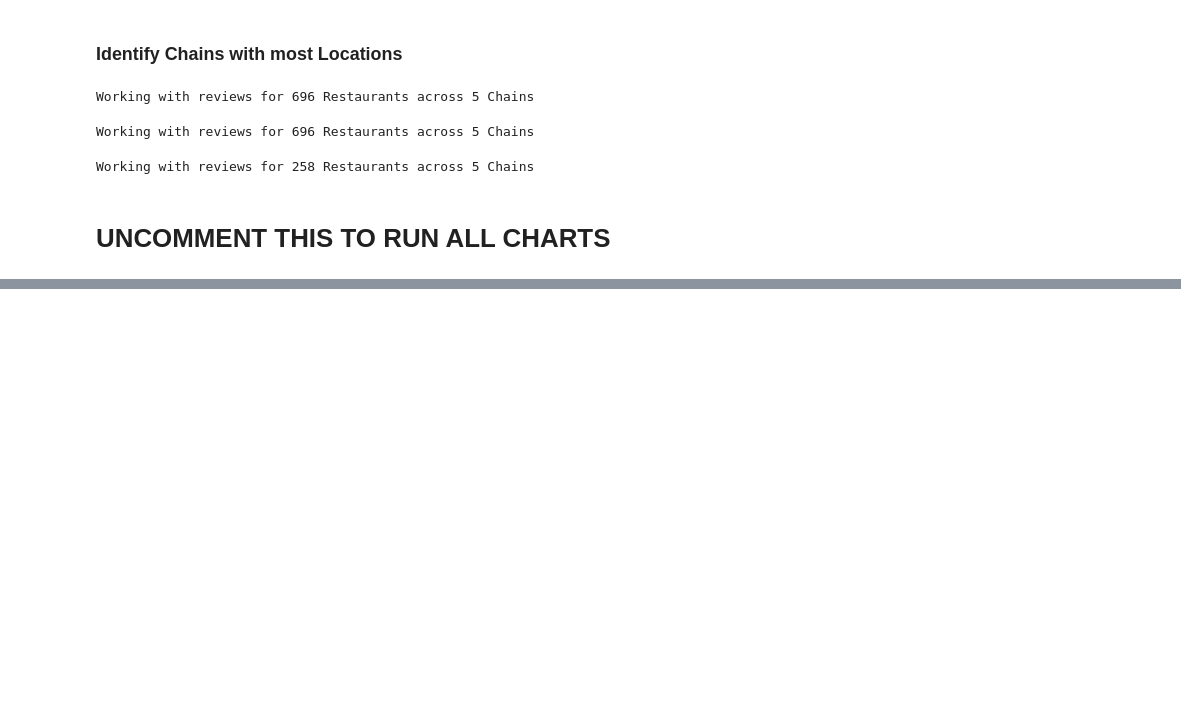
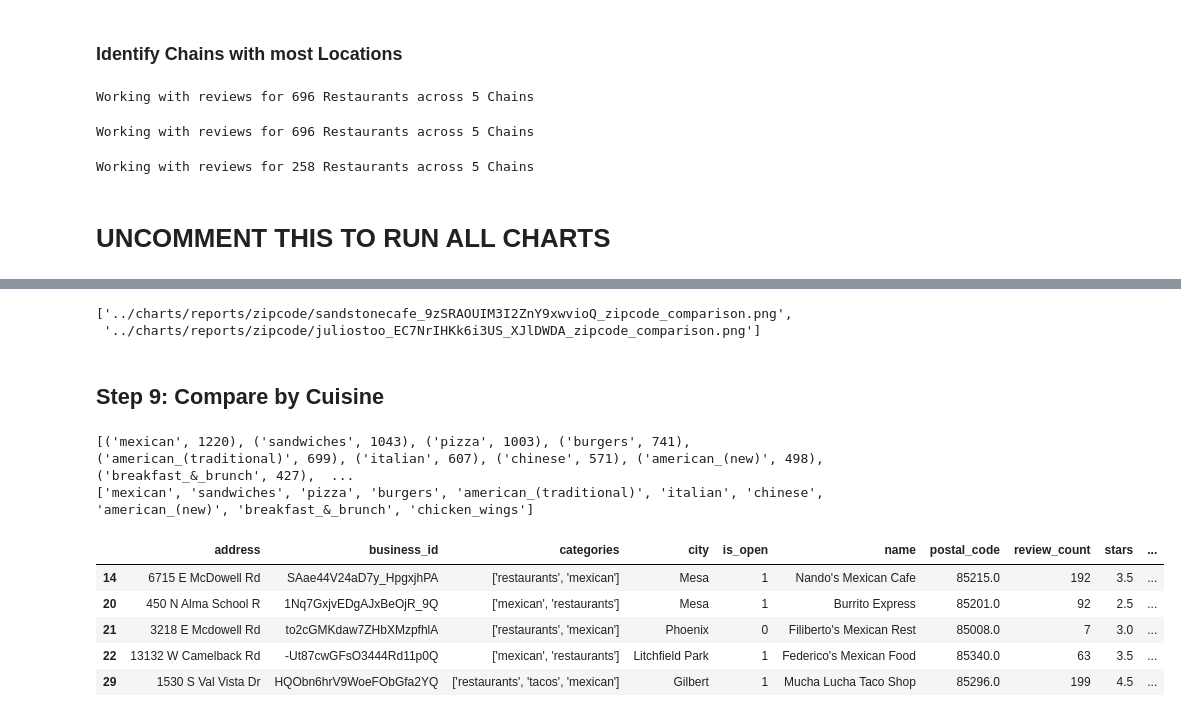
Before and after one commit to samgutentag/yelpsubtopics, a Jupyter notebook: 02_SubTopicReviews/SubTopic_Investigation.ipynb, the cells around one changed output, grey strips where cells are left out. Saved outputs shown, nothing was run; the diff lists cells and outputs as text; code cells hidden in the pictures; blank space fills up the shorter version.

```diff
--- a/02_SubTopicReviews/SubTopic_Investigation.ipynb
+++ b/02_SubTopicReviews/SubTopic_Investigation.ipynb
@@ -369,0 +221,30 @@ Working with reviews for 258 Restaurants across 5 Chains
+# %%
+[compare_to_zipcode(reviews, x, biz_subtopics=biz_subtopics, show=False) for x in all_zip_bids[:2]]
+[compare_to_zipcode(reviews, x, biz_subtopics=biz_subtopics, show=False) for x in ff_zip_bids[:2]]
+[compare_to_zipcode(reviews, x, biz_subtopics=biz_subtopics, show=False) for x in nff_zip_bids[:2]]
+# %% [output]
+['../charts/reports/zipcode/sandstonecafe_9zSRAOUIM3I2ZnY9xwvioQ_zipcode_comparison.png',
+ '../charts/reports/zipcode/juliostoo_EC7NrIHKk6i3US_XJlDWDA_zipcode_comparison.png']
+# %% [markdown]
+## Step 9: Compare by Cuisine
+# %%
+n = 10
+cuisines = list(itertools.chain.from_iterable([x.split("'")[1::2] for x in biz_subtopics['categories']]))
+top_n_cuisines = Counter(cuisines).most_common(n+2)[2:]
+print(top_n_cuisines)
+top_n_cuisines = [x[0] for x in top_n_cuisines]
+print(top_n_cuisines)
+# %% [output]
+[('mexican', 1220), ('sandwiches', 1043), ('pizza', 1003), ('burgers', 741), ('american_(traditional)', 699), ('italian', 607), ('chinese', 571), ('american_(new)', 498), ('breakfast_&_brunch', 427),  ...
+['mexican', 'sandwiches', 'pizza', 'burgers', 'american_(traditional)', 'italian', 'chinese', 'american_(new)', 'breakfast_&_brunch', 'chicken_wings']
+# %%
+n=0
+cuisine_restaurants = biz_subtopics[biz_subtopics['categories'].apply(lambda x: top_n_cuisines[n] in x )].copy()
+cuisine_restaurants.head()
+# %% [output]
+|  | address | business_id | categories | city | is_open | name | postal_code | review_count | stars | ... |
+| 14 | 6715 E McDowell Rd | SAae44V24aD7y_HpgxjhPA | ['restaurants', 'mexican'] | Mesa | 1 | Nando's Mexican Cafe | 85215.0 | 192 | 3.5 | ... |
+| 20 | 450 N Alma School R | 1Nq7GxjvEDgAJxBeOjR_9Q | ['mexican', 'restaurants'] | Mesa | 1 | Burrito Express | 85201.0 | 92 | 2.5 | ... |
+| 21 | 3218 E Mcdowell Rd | to2cGMKdaw7ZHbXMzpfhlA | ['restaurants', 'mexican'] | Phoenix | 0 | Filiberto's Mexican Rest | 85008.0 | 7 | 3.0 | ... |
+| 22 | 13132 W Camelback Rd | -Ut87cwGFsO3444Rd11p0Q | ['mexican', 'restaurants'] | Litchfield Park | 1 | Federico's Mexican Food | 85340.0 | 63 | 3.5 | ... |
+| 29 | 1530 S Val Vista Dr | HQObn6hrV9WoeFObGfa2YQ | ['restaurants', 'tacos', 'mexican'] | Gilbert | 1 | Mucha Lucha Taco Shop | 85296.0 | 199 | 4.5 | ... |
```
Also changed, not shown: parts of 21 cells of this notebook, 1 other file.
